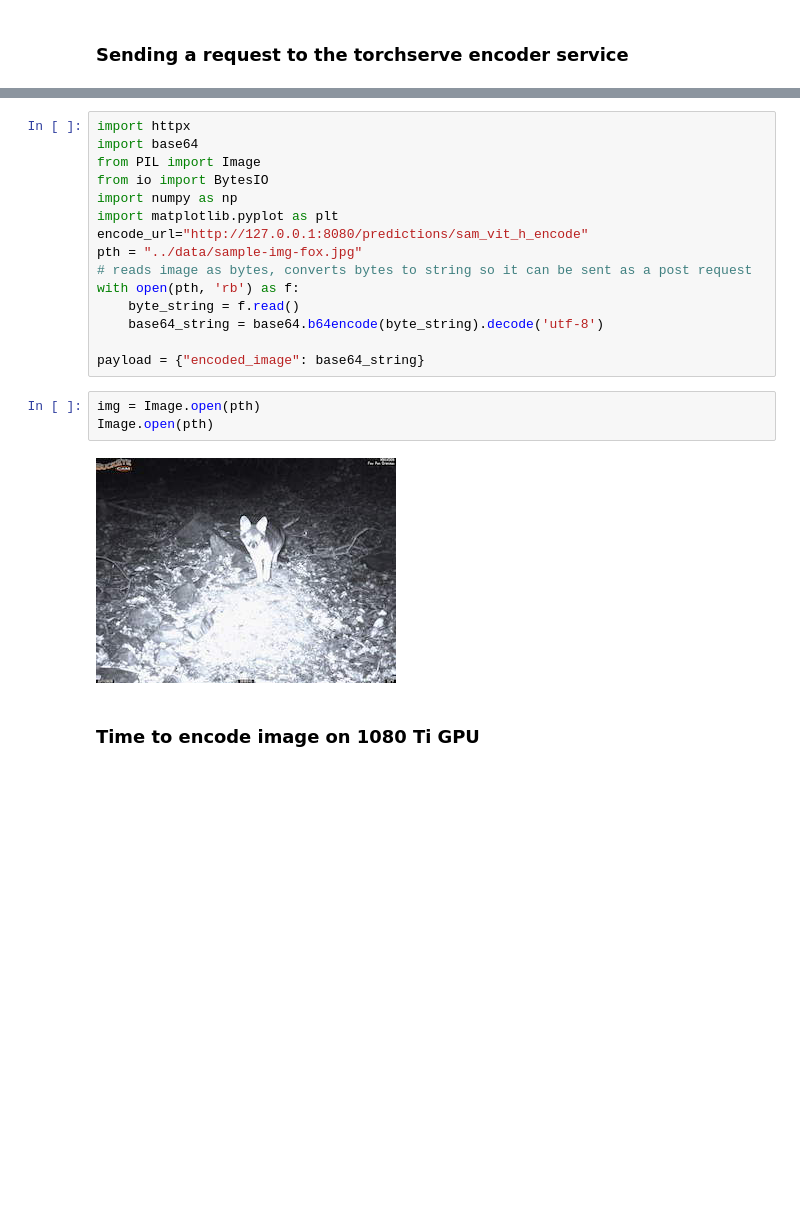
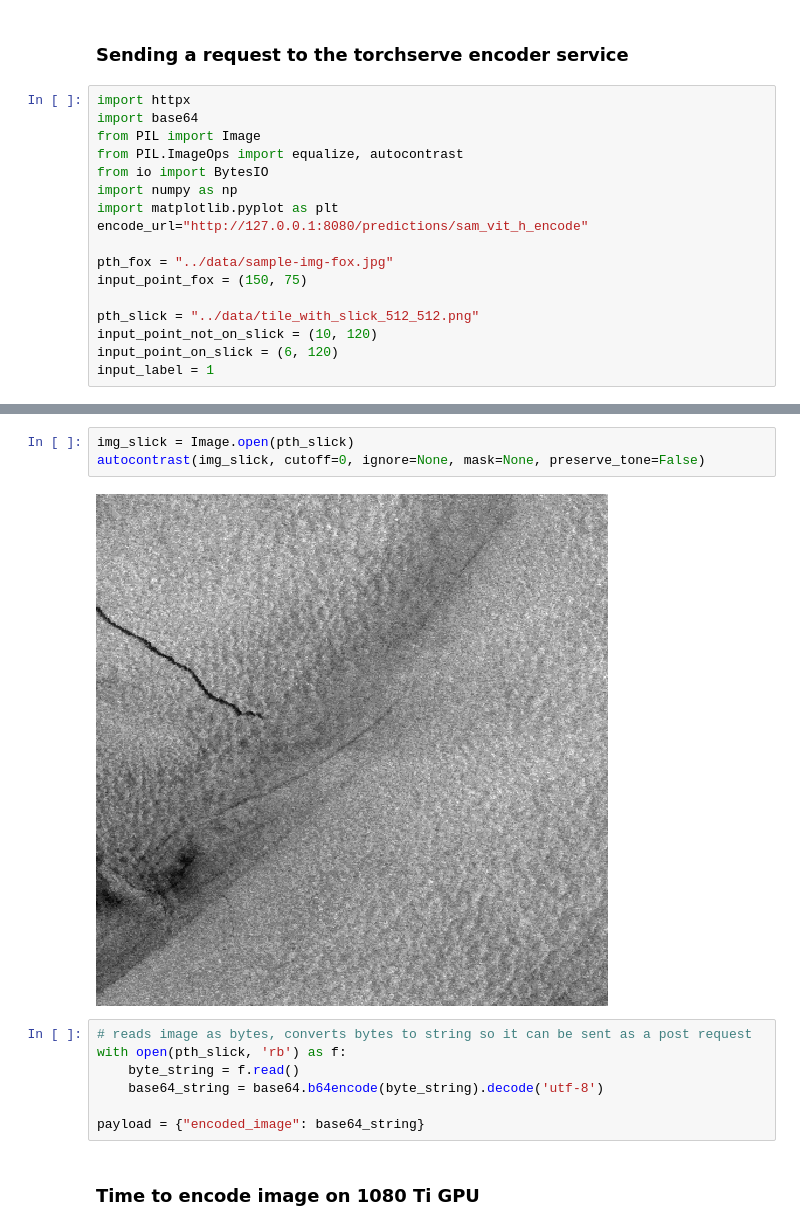
Before and after one commit to developmentseed/segment-anything-services, a Jupyter notebook: notebooks/test_endpoint.ipynb, the cells around one changed output, grey strips where cells are left out. Drawn from its saved outputs; the diff is of its cells as text; blank space fills up the shorter version.

```diff
--- a/notebooks/test_endpoint.ipynb
+++ b/notebooks/test_endpoint.ipynb
@@ -1,2 +1,19 @@
 # %% [markdown]
 ### Sending a request to the torchserve encoder service
+# %%
+import httpx
+import base64
+from PIL import Image
+from PIL.ImageOps import equalize, autocontrast
+from io import BytesIO
+import numpy as np
+import matplotlib.pyplot as plt
+encode_url="http://127.0.0.1:8080/predictions/sam_vit_h_encode"
+
+pth_fox = "../data/sample-img-fox.jpg"
+input_point_fox = (150, 75)
+
+pth_slick = "../data/tile_with_slick_512_512.png"
+input_point_not_on_slick = (10, 120)
+input_point_on_slick = (6, 120)
+input_label = 1
@@ -3,23 +25,15 @@
+# %%
+img_slick = Image.open(pth_slick)
+autocontrast(img_slick, cutoff=0, ignore=None, mask=None, preserve_tone=False)
+# %% [output]
+[figure, added]
 # %%
-import httpx
-import base64
-from PIL import Image
-from io import BytesIO
-import numpy as np
-import matplotlib.pyplot as plt
-encode_url="http://127.0.0.1:8080/predictions/sam_vit_h_encode"
-pth = "../data/sample-img-fox.jpg"
 # reads image as bytes, converts bytes to string so it can be sent as a post request
-with open(pth, 'rb') as f:
+with open(pth_slick, 'rb') as f:
     byte_string = f.read()
     base64_string = base64.b64encode(byte_string).decode('utf-8')
 
 payload = {"encoded_image": base64_string}
-# %%
-img = Image.open(pth)
-Image.open(pth)
-# %% [output]
-[figure, removed]
 # %% [markdown]
 ### Time to encode image on 1080 Ti GPU
 # %%
```
Also changed, not shown: parts of 7 cells of this notebook, 2 other files.
